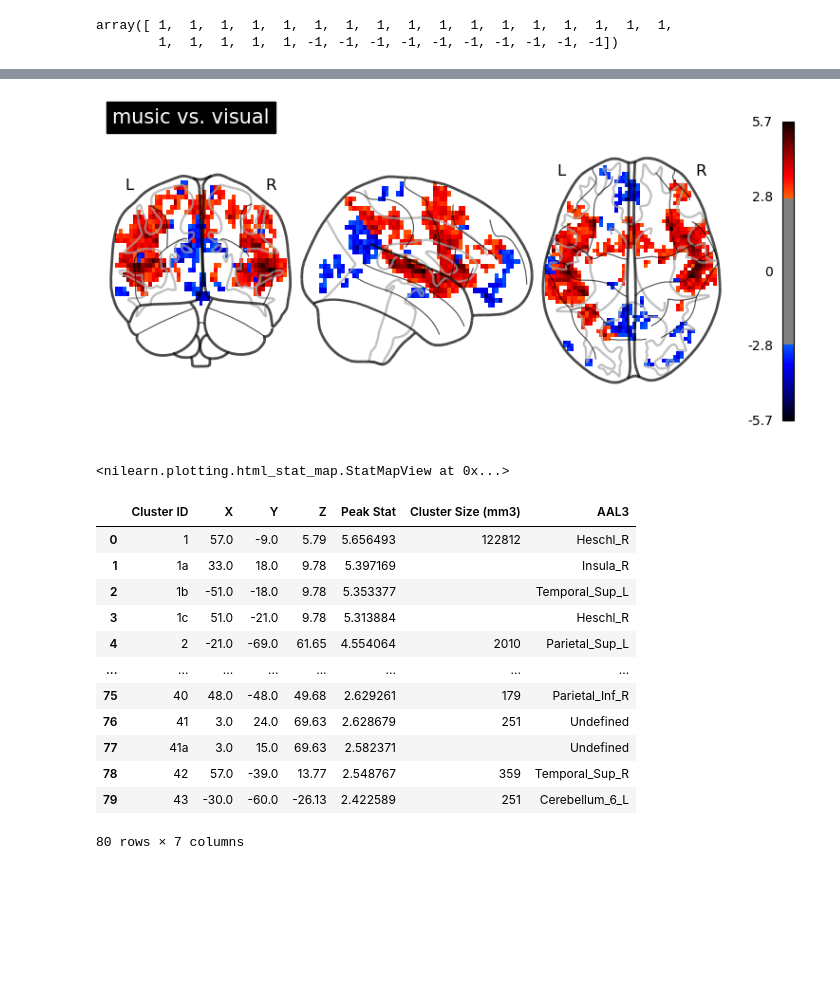
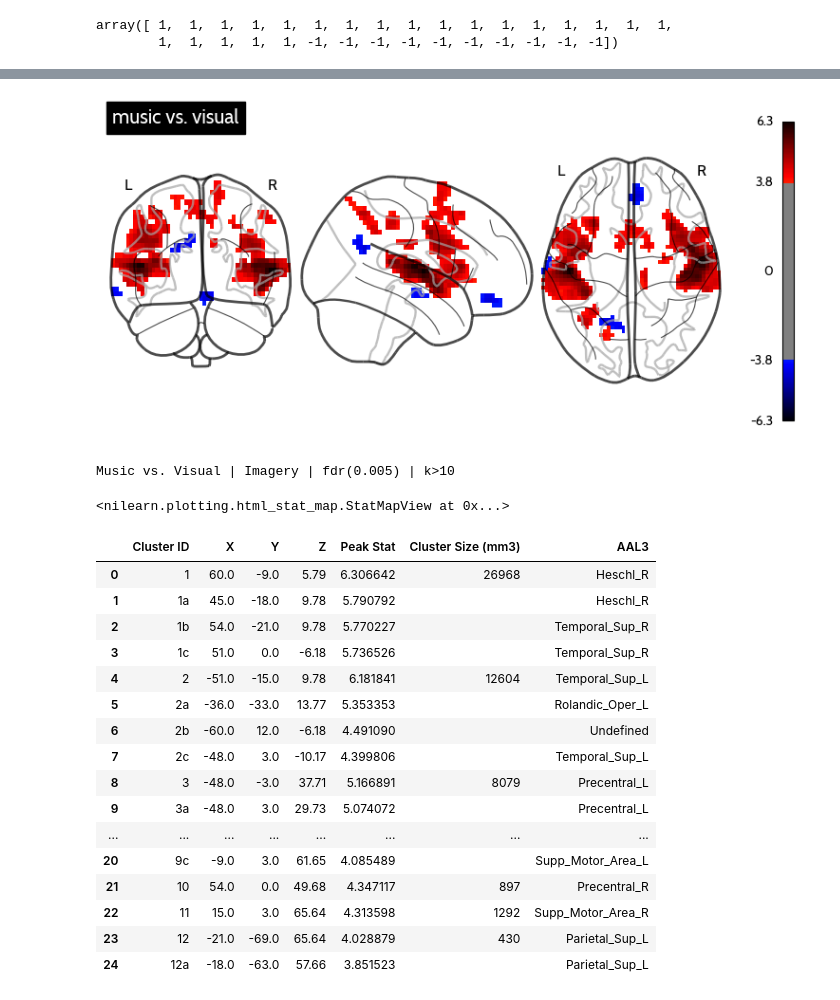
Before and after one commit to CIBIT-UC/musicnf-novelinterface, a Jupyter notebook: scripts/glm/CompareToVisual.ipynb, the cells around one changed output, grey strips where cells are left out. Drawn from its saved outputs; the diff is of its cells as text; code cells hidden in the pictures; blank space fills up the shorter version.

Commit message:
comparison to visual

```diff
--- a/scripts/glm/CompareToVisual.ipynb
+++ b/scripts/glm/CompareToVisual.ipynb
@@ -58,4 +54,5 @@ second_level_model_unpaired = SecondLevelModel(n_jobs=2).fit(
 # %%
+from nilearn.glm.second_level import SecondLevelModel
 from nilearn.image import resample_to_img
 
 # Resample images to the first image in the list
@@ -63,7 +60,7 @@ reference_img = second_level_input[0]
 resampled_second_level_input = [resample_to_img(img, reference_img, interpolation='nearest') for img in second_level_input]
 
 # Fit the second-level model with resampled images
-second_level_model_unpaired = SecondLevelModel(n_jobs=2).fit(
+second_level_model_unpaired = SecondLevelModel(n_jobs=2, smoothing_fwhm=8).fit(
     resampled_second_level_input, design_matrix=unpaired_design_matrix
 )
 
@@ -73,31 +70,39 @@ stat_maps_unpaired = second_level_model_unpaired.compute_contrast(
 # %%
 from nilearn.glm import threshold_stats_img
 
+alpha = 0.005
+hc = 'fdr'
+ct = 10
+
 corrected_map, thres = threshold_stats_img(stat_maps_unpaired["z_score"],
-                                           cluster_threshold=5,
-                                           alpha=0.005,
-                                           height_control='fpr')
+                                           cluster_threshold=ct,
+                                           alpha=alpha,
+                                           height_control=hc)
 
 display = plotting.plot_glass_brain(
     corrected_map,
     threshold=thres,
     colorbar=True,
     plot_abs=False,
     title="music vs. visual",
 )
 # %% [output]
-[figure, old version]
+[figure, new version]
-# %%
-plotting.view_img(corrected_map, threshold=thres, colorbar=True)
-# %% [output]
-<nilearn.plotting.html_stat_map.StatMapView at 0x...>
+# %%
+#| label: fig-musicVSvisual-glm-map
+print(f"Music vs. Visual | Imagery | {hc}({alpha}) | k>{ct}")
+plotting.view_img(corrected_map, threshold=thres, colorbar=True)
+# %% [output]
+Music vs. Visual | Imagery | fdr(0.005) | k>10
+<nilearn.plotting.html_stat_map.StatMapView at 0x...>
 # %%
+#| label: tab-musicVSvisual-glm-clusters
 # cluster table
 from nilearn.reporting import get_clusters_table
 from mni_to_atlas import AtlasBrowser
 atlas = AtlasBrowser("AAL3")
 
-table = get_clusters_table(stat_maps_unpaired["z_score"], thres, cluster_threshold=5)
+table = get_clusters_table(stat_maps_unpaired["z_score"], thres, cluster_threshold=ct)
 
 # AAL3 labelling
 coordinates = table[['X','Y','Z']].to_numpy()
@@ -106,15 +111,19 @@ table['AAL3'] = aal_labels
 table
 # %% [output]
 |  | Cluster ID | X | Y | Z | Peak Stat | Cluster Size (mm3) | AAL3 |
-| 0 | 1 | 57.0 | -9.0 | 5.79 | 5.656493 | 122812 | Heschl_R |
-| 1 | 1a | 33.0 | 18.0 | 9.78 | 5.397169 |  | Insula_R |
-| 2 | 1b | -51.0 | -18.0 | 9.78 | 5.353377 |  | Temporal_Sup_L |
-| 3 | 1c | 51.0 | -21.0 | 9.78 | 5.313884 |  | Heschl_R |
-| 4 | 2 | -21.0 | -69.0 | 61.65 | 4.554064 | 2010 | Parietal_Sup_L |
+| 0 | 1 | 60.0 | -9.0 | 5.79 | 6.306642 | 26968 | Heschl_R |
+| 1 | 1a | 45.0 | -18.0 | 9.78 | 5.790792 |  | Heschl_R |
+| 2 | 1b | 54.0 | -21.0 | 9.78 | 5.770227 |  | Temporal_Sup_R |
+| 3 | 1c | 51.0 | 0.0 | -6.18 | 5.736526 |  | Temporal_Sup_R |
+| 4 | 2 | -51.0 | -15.0 | 9.78 | 6.181841 | 12604 | Temporal_Sup_L |
+| 5 | 2a | -36.0 | -33.0 | 13.77 | 5.353353 |  | Rolandic_Oper_L |
+| 6 | 2b | -60.0 | 12.0 | -6.18 | 4.491090 |  | Undefined |
+| 7 | 2c | -48.0 | 3.0 | -10.17 | 4.399806 |  | Temporal_Sup_L |
+| 8 | 3 | -48.0 | -3.0 | 37.71 | 5.166891 | 8079 | Precentral_L |
+| 9 | 3a | -48.0 | 3.0 | 29.73 | 5.074072 |  | Precentral_L |
 | ... | ... | ... | ... | ... | ... | ... | ... |
-| 75 | 40 | 48.0 | -48.0 | 49.68 | 2.629261 | 179 | Parietal_Inf_R |
-| 76 | 41 | 3.0 | 24.0 | 69.63 | 2.628679 | 251 | Undefined |
-| 77 | 41a | 3.0 | 15.0 | 69.63 | 2.582371 |  | Undefined |
-| 78 | 42 | 57.0 | -39.0 | 13.77 | 2.548767 | 359 | Temporal_Sup_R |
-| 79 | 43 | -30.0 | -60.0 | -26.13 | 2.422589 | 251 | Cerebellum_6_L |
+| 20 | 9c | -9.0 | 3.0 | 61.65 | 4.085489 |  | Supp_Motor_Area_L |
+| 21 | 10 | 54.0 | 0.0 | 49.68 | 4.347117 | 897 | Precentral_R |
+| 22 | 11 | 15.0 | 3.0 | 65.64 | 4.313598 | 1292 | Supp_Motor_Area_R |
+| 23 | 12 | -21.0 | -69.0 | 65.64 | 4.028879 | 430 | Parietal_Sup_L |
+| 24 | 12a | -18.0 | -63.0 | 57.66 | 3.851523 |  | Parietal_Sup_L |
-80 rows × 7 columns
```
Also changed, not shown: parts of 3 cells of this notebook, 1 other file.
